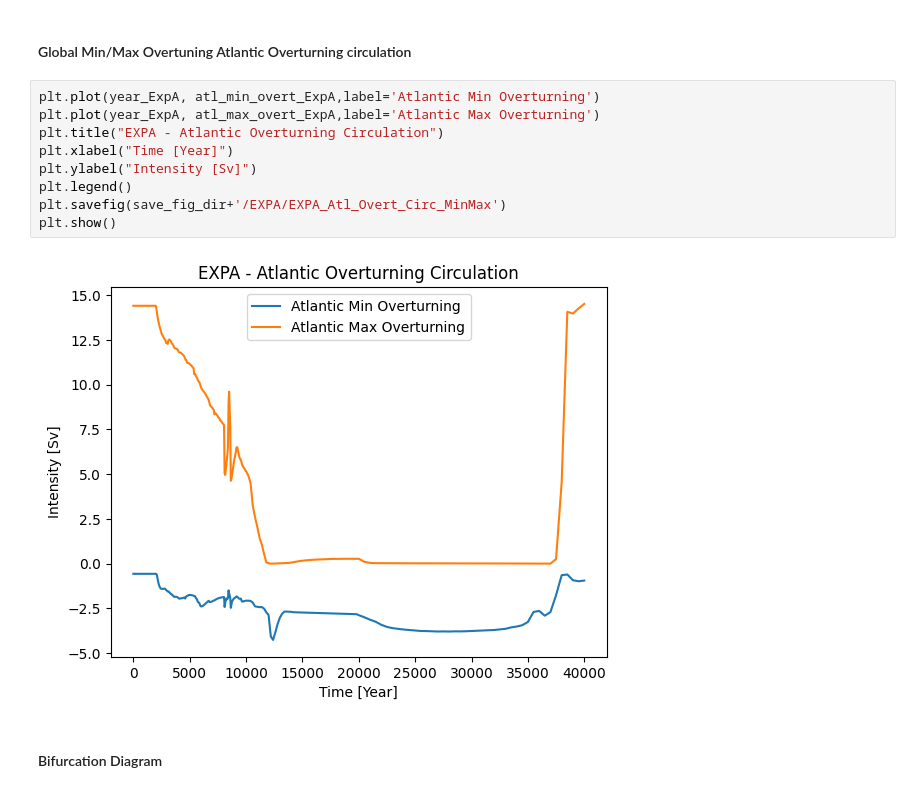
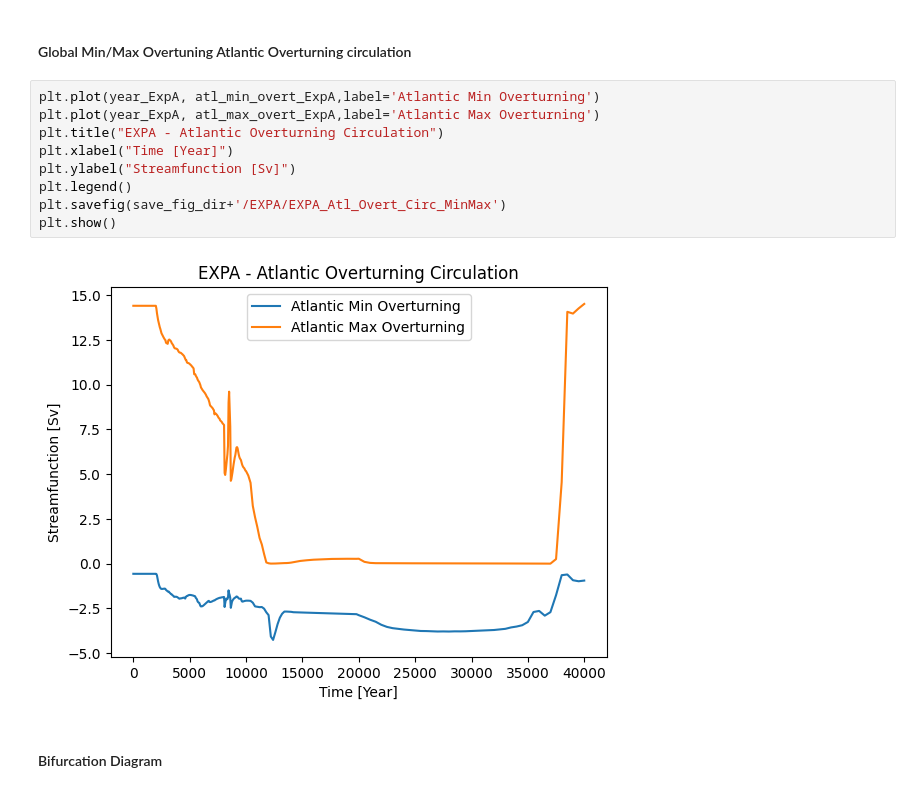
Before and after one commit to AmauryLaridon/LPHYS2299-Master-s-Thesis, a Jupyter notebook: cGenie Simulations/cGenie_exp_analysis.ipynb, the cells around one changed output. Drawn from its saved outputs; the diff is of its cells as text.

```diff
--- a/cGenie Simulations/cGenie_exp_analysis.ipynb
+++ b/cGenie Simulations/cGenie_exp_analysis.ipynb
@@ -220,14 +276,14 @@ plt.show()
 # %%
 plt.plot(year_ExpA, atl_min_overt_ExpA,label='Atlantic Min Overturning')
 plt.plot(year_ExpA, atl_max_overt_ExpA,label='Atlantic Max Overturning')
 plt.title("EXPA - Atlantic Overturning Circulation")
 plt.xlabel("Time [Year]")
-plt.ylabel("Intensity [Sv]")
+plt.ylabel("Streamfunction [Sv]")
 plt.legend()
 plt.savefig(save_fig_dir+'/EXPA/EXPA_Atl_Overt_Circ_MinMax')
 plt.show()
 # %% [output]
-[figure, old version]
+[figure, new version]
 # %% [markdown]
 #### Bifurcation Diagram
 # %%
```
Also changed, not shown: parts of 21 cells of this notebook, 14 other files.
